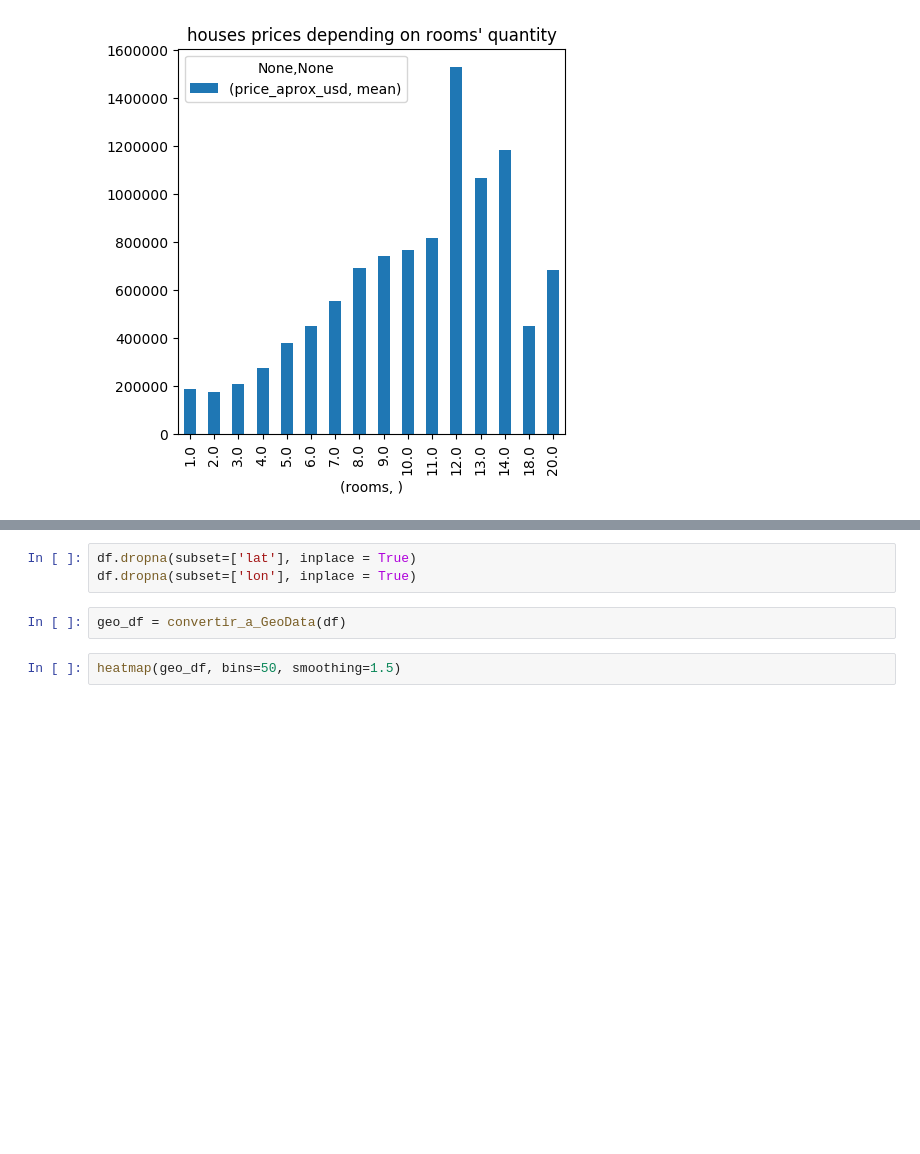
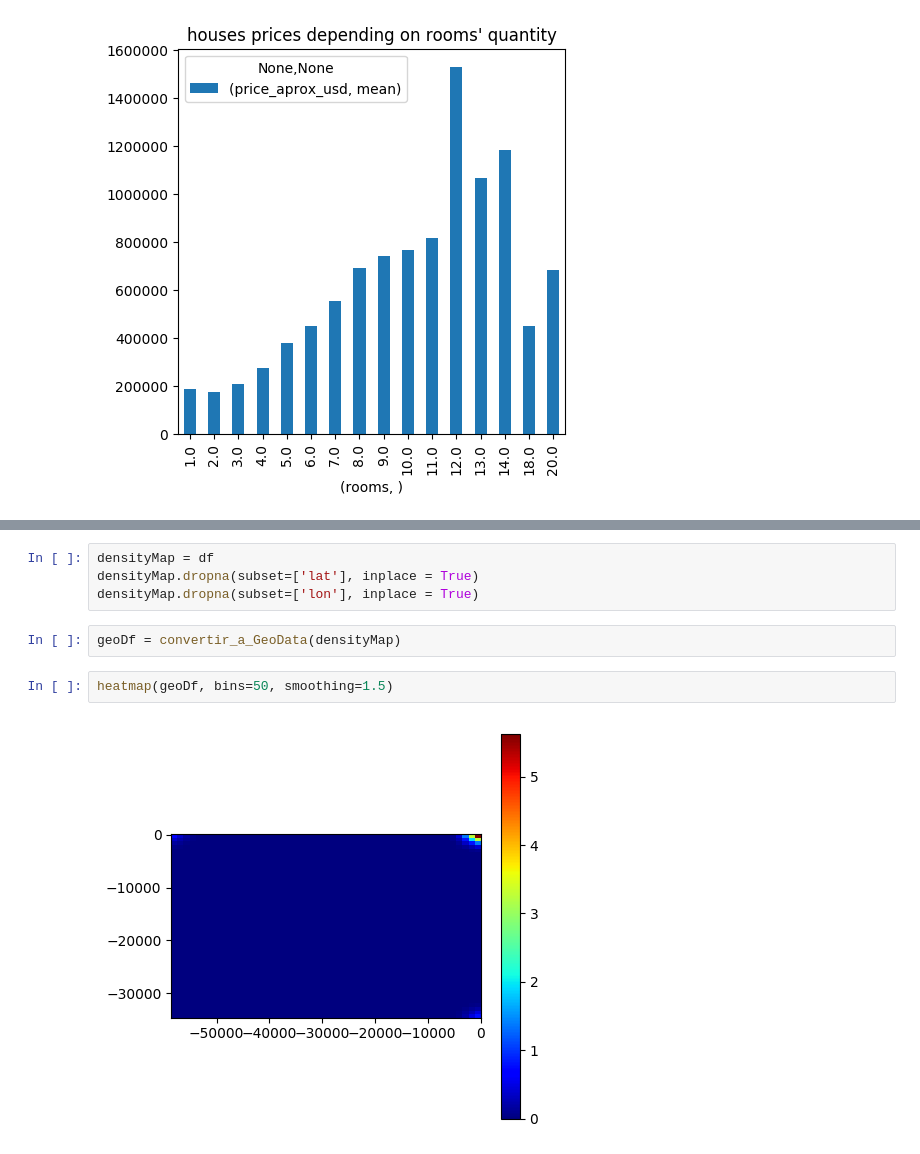
Before and after one commit to Monty1991/TPDATOS_7506_2017_2_ARGERICH, a Jupyter notebook: TP.ipynb, the cells around one changed output, grey strips where cells are left out. Drawn from its saved outputs; the diff is of its cells as text; blank space fills up the shorter version.

```diff
--- a/TP.ipynb
+++ b/TP.ipynb
@@ -402,7 +402,10 @@ houses.plot(x=('rooms', ''), y=('price_aprox_usd', 'mean') , kind='bar', title="
 # %%
-df.dropna(subset=['lat'], inplace = True)
-df.dropna(subset=['lon'], inplace = True)
+densityMap = df
+densityMap.dropna(subset=['lat'], inplace = True)
+densityMap.dropna(subset=['lon'], inplace = True)
-# %%
-geo_df = convertir_a_GeoData(df)
+# %%
+geoDf = convertir_a_GeoData(densityMap)
 # %%
-heatmap(geo_df, bins=50, smoothing=1.5)
+heatmap(geoDf, bins=50, smoothing=1.5)
+# %% [output]
+[figure, added]
```
Also changed, not shown: parts of 4 cells of this notebook.
